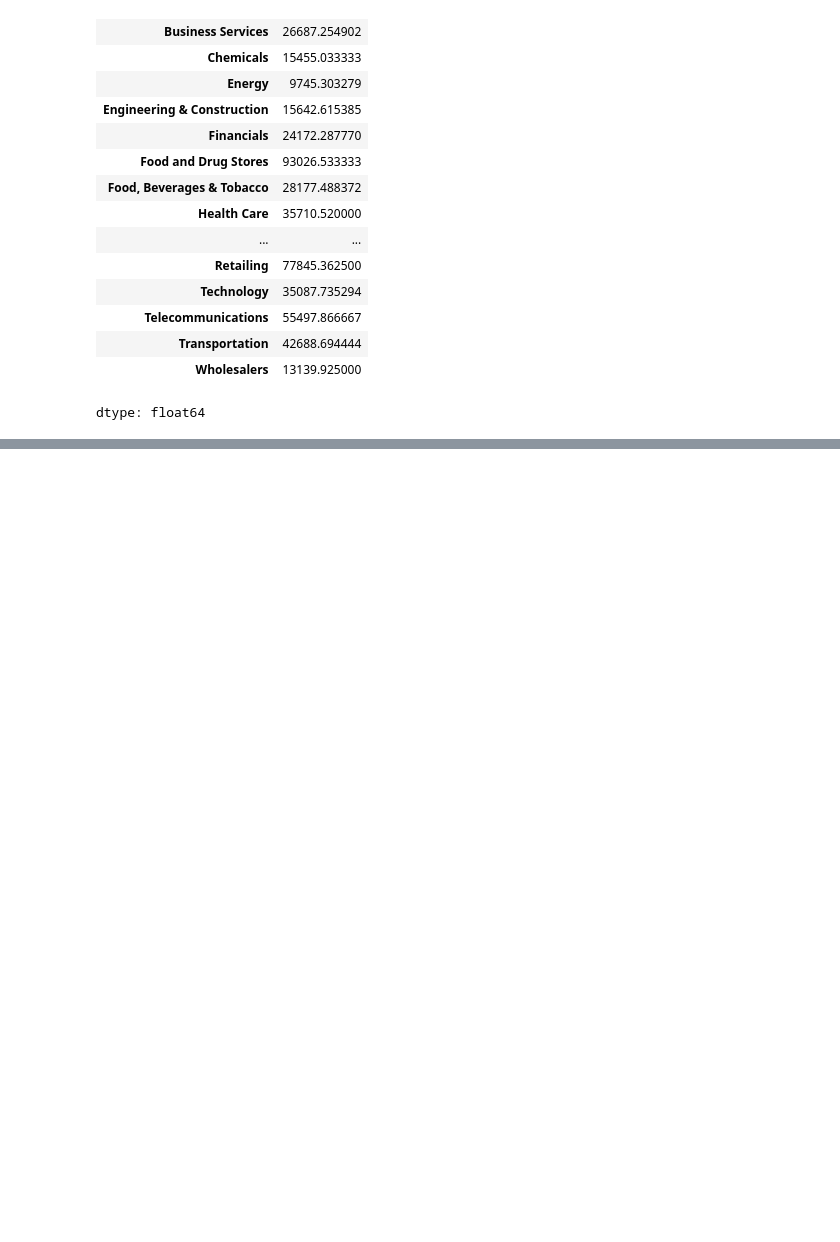
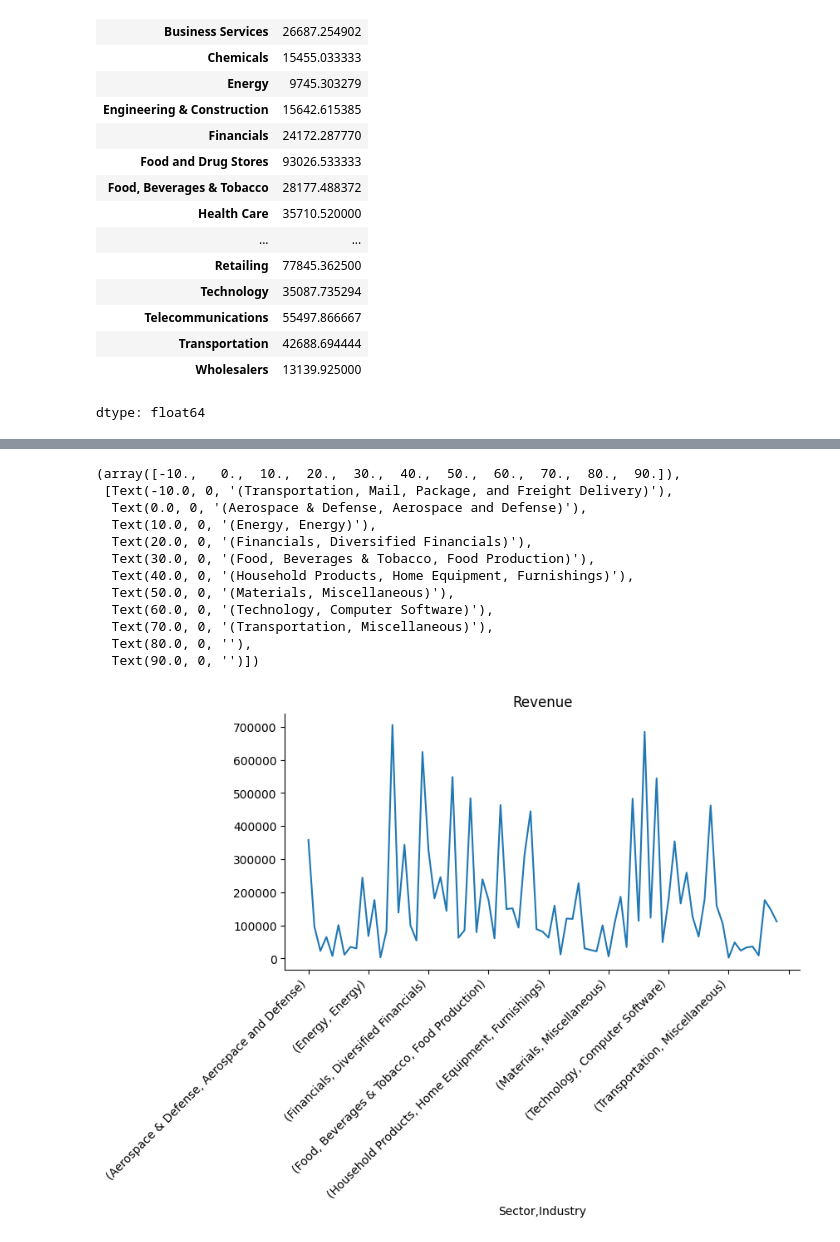
Before and after one commit to Johanhms/Practicas_Python, a Jupyter notebook: Data_Analysis_with_Pandas.ipynb, the cells around one changed output, grey strips where cells are left out. Drawn from its saved outputs; the diff is of its cells as text; code cells hidden in the pictures; blank space fills up the shorter version.

```diff
--- a/Data_Analysis_with_Pandas.ipynb
+++ b/Data_Analysis_with_Pandas.ipynb
@@ -220,0 +316,19 @@ dtype: float64
+# %%
+from matplotlib import pyplot as plt
+_df_8['Revenue'].plot(kind='line', figsize=(8, 4), title='Revenue')
+plt.gca().spines[['top', 'right']].set_visible(False)
+plt.xticks(rotation=45, ha='right')
+# %% [output]
+(array([-10.,   0.,  10.,  20.,  30.,  40.,  50.,  60.,  70.,  80.,  90.]),
+ [Text(-10.0, 0, '(Transportation, Mail, Package, and Freight Delivery)'),
+  Text(0.0, 0, '(Aerospace & Defense, Aerospace and Defense)'),
+  Text(10.0, 0, '(Energy, Energy)'),
+  Text(20.0, 0, '(Financials, Diversified Financials)'),
+  Text(30.0, 0, '(Food, Beverages & Tobacco, Food Production)'),
+  Text(40.0, 0, '(Household Products, Home Equipment, Furnishings)'),
+  Text(50.0, 0, '(Materials, Miscellaneous)'),
+  Text(60.0, 0, '(Technology, Computer Software)'),
+  Text(70.0, 0, '(Transportation, Miscellaneous)'),
+  Text(80.0, 0, ''),
+  Text(90.0, 0, '')])
+[figure, added]
```
Also changed, not shown: parts of 7 cells of this notebook.
